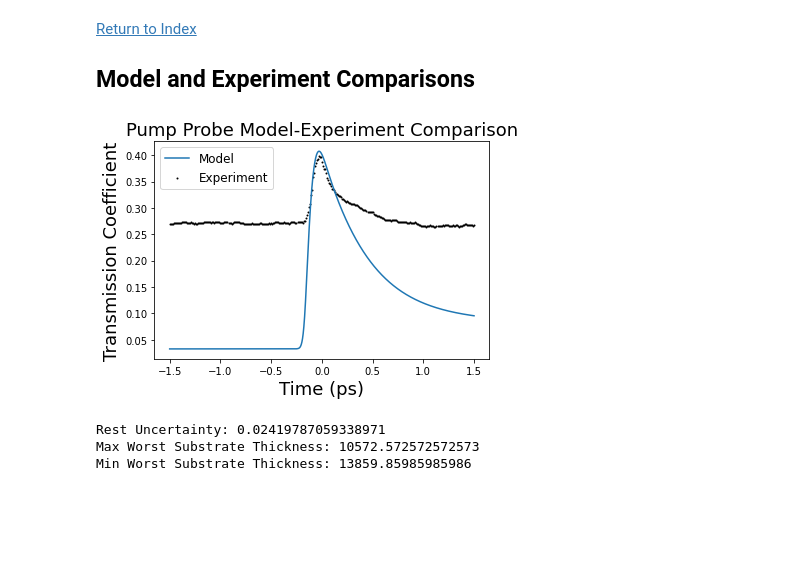
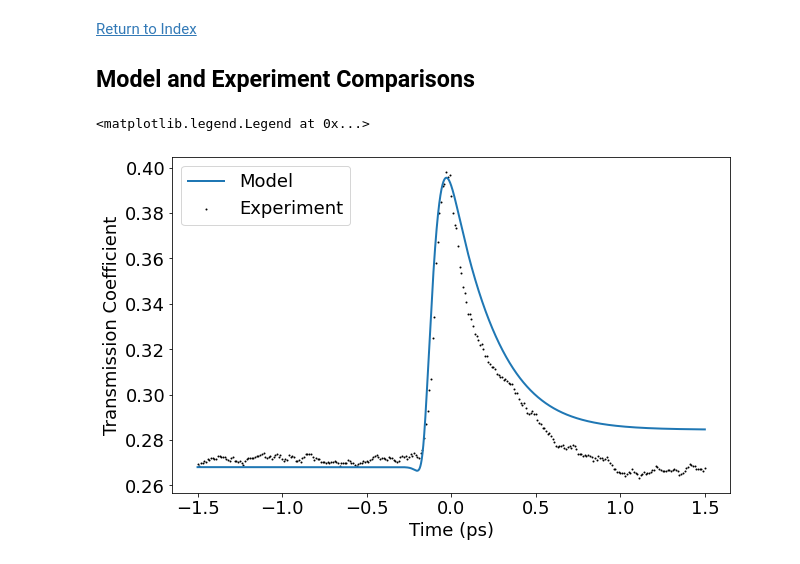
Before and after one commit to lukeh42/IDRIM, a Jupyter notebook: Pump Probe Y Models.ipynb, the cells around one changed output. Cells and saved outputs as stored; diff of their text form; code cells hidden in the pictures; blank space fills up the shorter version.

```diff
--- a/Pump Probe Y Models.ipynb
+++ b/Pump Probe Y Models.ipynb
@@ -28,30 +28,43 @@ from IDRIM.ymodcom import *
 from IDRIM.file import *
 import IDRIM.models.y1 as y
 from numpy import inf
+# %%
+#M_GraphStaple()
+textsize = 18
+font = {'family': 'DejaVu Sans', 'weight': 'normal','size': textsize,}
+plt.rc('font', family='DejaVu Sans', serif='Times')
+plt.rc('text', usetex=False)
+plt.rc('xtick', labelsize=textsize)
+plt.rc('ytick', labelsize=textsize)
+plt.rc('axes', labelsize=textsize)
+plt.rc('lines', linewidth=2)
+width = 10
+height = width / 1.618
+plt.rcParams["figure.figsize"] = (width, height)
 # %% [markdown]
 # 3. Model Inputs
 
 Insert values as desired.
 # %%
-EXPERIMENT_PATH = "data/exp/250.1240.104.30.407.txt"
+EXPERIMENT_PATH = "data/exp/200.1240.104.30.407.block2.txt"
 #Format is INTENSITY.WAVELENGTH.PULSE.ANGLE.THICKNESS
-Parameters={'wavelength':1417*nm, 'pulse':104e-15, 'angle':50, 'thick':[inf, 407, 10000, inf], 'Res':100}
+Parameters={'wavelength':1240*nm, 'pulse':104e-15, 'angle':30, 'thick':[inf, 407, 12750, inf], 'Res':100}
 #thickness parameters: 1st element (inf) must be there as transfer matrix method module requires it.
 #2nd element (407) is the sample thickness of ITO in nm
 #3rd element (?????) is substrate thickness after ITO sample in nm
 #4th element (inf) must also be there for TMM module.
-I = 250 #Gwcm2
-peak_point= -0.1#ps conversion is done in y1.py
+I = 110 #Gwcm2
+peak_point= -0.10*1e-12
 # %%
 i = IntensityArrayIndex(I, IntRes=Parameters['Res'])
 # %%
-bEnableY0  = 1  # Simulate Model Y-0.
+bEnableY0  = 0  # Simulate Model Y-0.
 bEnableY2  = 0  # Simulate Model Y-2. Electron Heat Capacity Change
 bEnableY3  = 0  # Simulate Model Y-3. Phonon Heat Capacity Change
 bEnableY5  = 0  # Simulate Model Y-5. Power Function is just wrong
 bEnableY7  = 0  # Simulate Model Y-7. Doesn't change anything. Which is good, what was expected
 bEnableY11 = 0 # Simulate Model Y-11. Phonon decay term (Tom's)
-bEnableY13 = 0 # Simulate Model Y-13. Temperature dependent Drude scattering coefficient.
+bEnableY13 = 1 # Simulate Model Y-13. Temperature dependent Drude scattering coefficient.
 
 bEnableExperiment = 1 # Enable Experiment data plotting
 # %% [markdown]
@@ -78,7 +91,7 @@ Model Sample Thickness: 407 nm
 
 Experimental parameters and model input have not been checked. Please perform this manually.
 # %%
-mu_array, Cp_array, Ce_array, wp_array, RI_array, Fit = Regeneration(Parameters, OVERRIDE=1)
+mu_array, Cp_array, Ce_array, wp_array, RI_array, Fit = Regeneration(Parameters, OVERRIDE=0)
 Relations_dict = {'mu':mu_array, 'Cp':Cp_array, 'wp':wp_array, 'Ce':Ce_array, 'RI':RI_array, 'Fit':Fit}
 print("Fit Parameter is",Fit)
 # %% [output]
@@ -299,30 +327,31 @@ else:
 ## Model and Experiment Comparisons
 # %%
 if bEnableY0 == 1:
-    plt.plot(time_array/1e-12, Y0N, label="Model")
+    plt.plot(time_array/1e-12, Y0N, label="Model", color="blue")
 if bEnableY2 == 1:
     plt.plot(time_array/1e-12, Y2N, label="Electron HC")
 if bEnableY3 == 1:
     plt.plot(time_array/1e-12, Y3N, label="Phonon HC")
 if bEnableY5 == 1:
     plt.plot(time_array/1e-12, Y5N, label="Power")
 if bEnableY7 == 1:
     plt.plot(time_array/1e-12, Y7N, label="Relaxation Coeff")
 if bEnableY11 == 1:
-    plt.plot(time_array/1e-12, Y11N, label="Phonon Decay")
+    plt.plot(time_array/1e-12, Y11N, label="Heat Decay")
 if bEnableY13 == 1:
-    plt.plot(time_array/1e-12, Y13N, label="Gamma")
+    plt.plot(time_array/1e-12, Y13N, label="Model")
 bEnableExperiment = 1
 if bEnableExperiment == 1:
     #plt.plot(exp_time_array/1e-12, Experiment, label="Experiment",linestyle="dotted", color="black")
     #plt.plot(time_array/1e-12, 1.4*Experiment_Interpolated, label="Experiment Scaled",linestyle="dotted", color="blue")
     plt.scatter(exp_time_array/1e-12, Experiment, s=1, color="black", label="Experiment")
 plt.xlabel("Time (ps)", fontsize=18)
 plt.ylabel("Transmission Coefficient", fontsize=18)
 #plt.axvline(0, color="red", linestyle="dotted")
 #plt.ylim(0.2)
-plt.legend(loc=2, prop={'size':12})
-plt.title("Pump Probe Model-Experiment Comparison", fontsize=18)
-#plt.savefig('model_output.svg')
+plt.legend(loc=2, prop={'size':18})
+#plt.title("Pump Probe Model-Experiment Comparison", fontsize=18)
+#plt.savefig('temp_scat_rate.png', dpi=200)
 # %% [output]
+<matplotlib.legend.Legend at 0x...>
-[figure, old version]
+[figure, new version]
@@ -333,8 +357,0 @@ Delta, subs = err.GlobalSubstrateError(1240*nm, wp_array[0], 30)
-# %%
-print("Rest Uncertainty:", Delta[0])
-print("Max Worst Substrate Thickness:", subs[0])
-print("Min Worst Substrate Thickness:", subs[1])
-# %% [output]
-Rest Uncertainty: 0.02419787059338971
-Max Worst Substrate Thickness: 10572.572572572573
-Min Worst Substrate Thickness: 13859.85985985986
```
Also changed, not shown: parts of 21 cells of this notebook, 19 other files.
